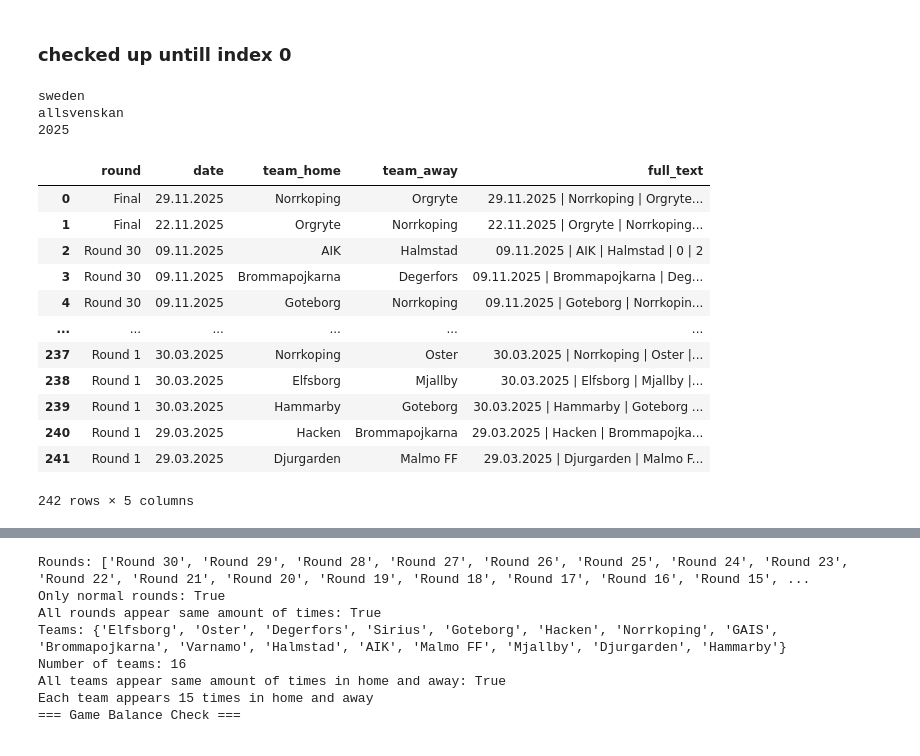
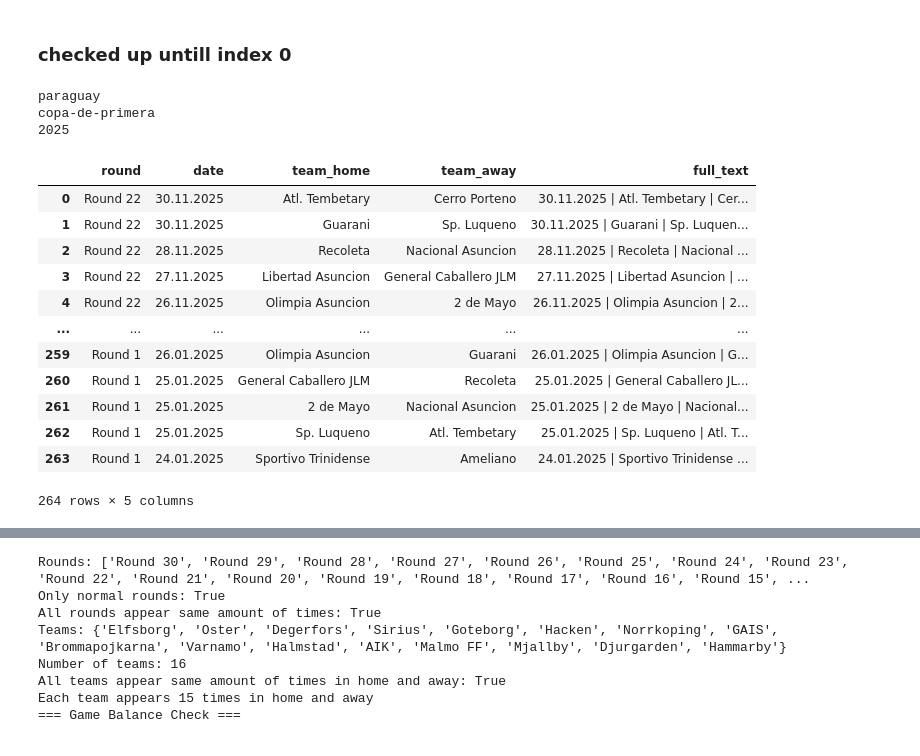
Before and after one commit to simon-cosyns/soccer_schedules_around_the_world, a Jupyter notebook: inspect_data.ipynb, the cells around one changed output, grey strips where cells are left out. Saved outputs shown, nothing was run; the diff lists cells and outputs as text; code cells hidden in the pictures.

Commit message:
ecuador + paraguay

```diff
--- a/inspect_data.ipynb
+++ b/inspect_data.ipynb
@@ -132,34 +132,34 @@ def check_games(df):
             print(f"   Odd counts: {odd}")
 # %%
 # Checked untill index 10, egypt
-index = 49
+index = 20
 country = countries[index]
 league = leagues[index]
 season = seasons[index]
 print(country)
 print(league)
 print(season)
 filename = f"{country}_{league}_{season}.csv"
 df = pd.read_csv(f"./scraped_data/{filename}")
 df = fill_in_forfaits(df)
 df
 # %% [output]
-sweden
-allsvenskan
+paraguay
+copa-de-primera
 2025
 |  | round | date | team_home | team_away | full_text |
-| 0 | Final | 29.11.2025 | Norrkoping | Orgryte | 29.11.2025 | Norrkoping | Orgryte... |
-| 1 | Final | 22.11.2025 | Orgryte | Norrkoping | 22.11.2025 | Orgryte | Norrkoping... |
-| 2 | Round 30 | 09.11.2025 | AIK | Halmstad | 09.11.2025 | AIK | Halmstad | 0 | 2 |
-| 3 | Round 30 | 09.11.2025 | Brommapojkarna | Degerfors | 09.11.2025 | Brommapojkarna | Deg... |
-| 4 | Round 30 | 09.11.2025 | Goteborg | Norrkoping | 09.11.2025 | Goteborg | Norrkopin... |
+| 0 | Round 22 | 30.11.2025 | Atl. Tembetary | Cerro Porteno | 30.11.2025 | Atl. Tembetary | Cer... |
+| 1 | Round 22 | 30.11.2025 | Guarani | Sp. Luqueno | 30.11.2025 | Guarani | Sp. Luquen... |
+| 2 | Round 22 | 28.11.2025 | Recoleta | Nacional Asuncion | 28.11.2025 | Recoleta | Nacional ... |
+| 3 | Round 22 | 27.11.2025 | Libertad Asuncion | General Caballero JLM | 27.11.2025 | Libertad Asuncion | ... |
+| 4 | Round 22 | 26.11.2025 | Olimpia Asuncion | 2 de Mayo | 26.11.2025 | Olimpia Asuncion | 2... |
 | ... | ... | ... | ... | ... | ... |
-| 237 | Round 1 | 30.03.2025 | Norrkoping | Oster | 30.03.2025 | Norrkoping | Oster |... |
-| 238 | Round 1 | 30.03.2025 | Elfsborg | Mjallby | 30.03.2025 | Elfsborg | Mjallby |... |
-| 239 | Round 1 | 30.03.2025 | Hammarby | Goteborg | 30.03.2025 | Hammarby | Goteborg ... |
-| 240 | Round 1 | 29.03.2025 | Hacken | Brommapojkarna | 29.03.2025 | Hacken | Brommapojka... |
-| 241 | Round 1 | 29.03.2025 | Djurgarden | Malmo FF | 29.03.2025 | Djurgarden | Malmo F... |
+| 259 | Round 1 | 26.01.2025 | Olimpia Asuncion | Guarani | 26.01.2025 | Olimpia Asuncion | G... |
+| 260 | Round 1 | 25.01.2025 | General Caballero JLM | Recoleta | 25.01.2025 | General Caballero JL... |
+| 261 | Round 1 | 25.01.2025 | 2 de Mayo | Nacional Asuncion | 25.01.2025 | 2 de Mayo | Nacional... |
+| 262 | Round 1 | 25.01.2025 | Sp. Luqueno | Atl. Tembetary | 25.01.2025 | Sp. Luqueno | Atl. T... |
+| 263 | Round 1 | 24.01.2025 | Sportivo Trinidense | Ameliano | 24.01.2025 | Sportivo Trinidense ... |
-242 rows × 5 columns
+264 rows × 5 columns
 # %%
 # First do the checks, then do the filtering and removing of round prefix if necessary
 
```
Also changed, not shown: parts of 4 cells of this notebook, 3 other files.
